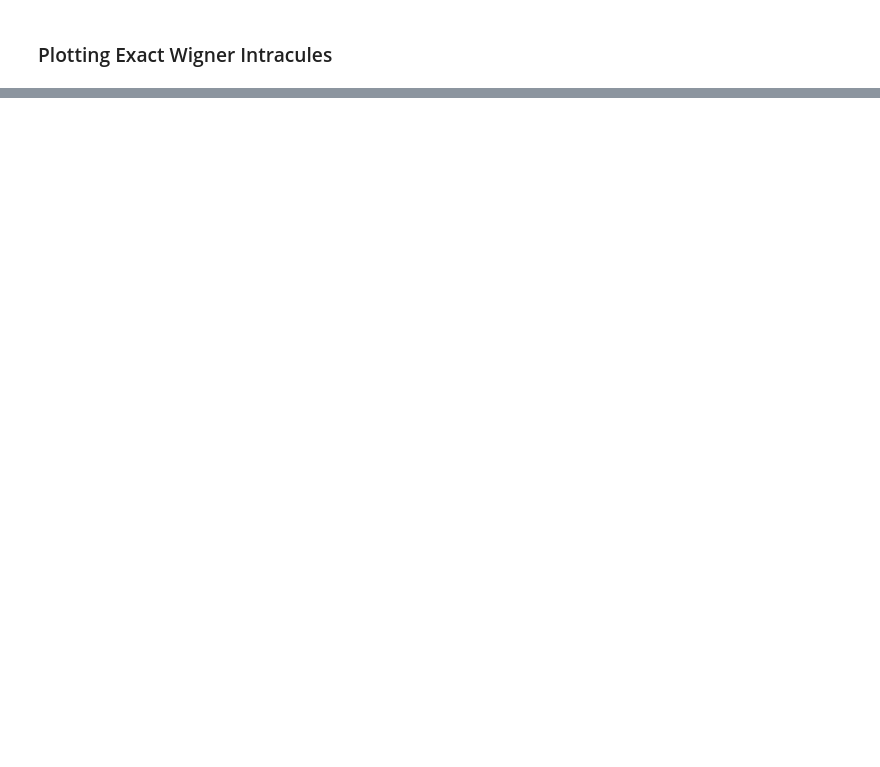
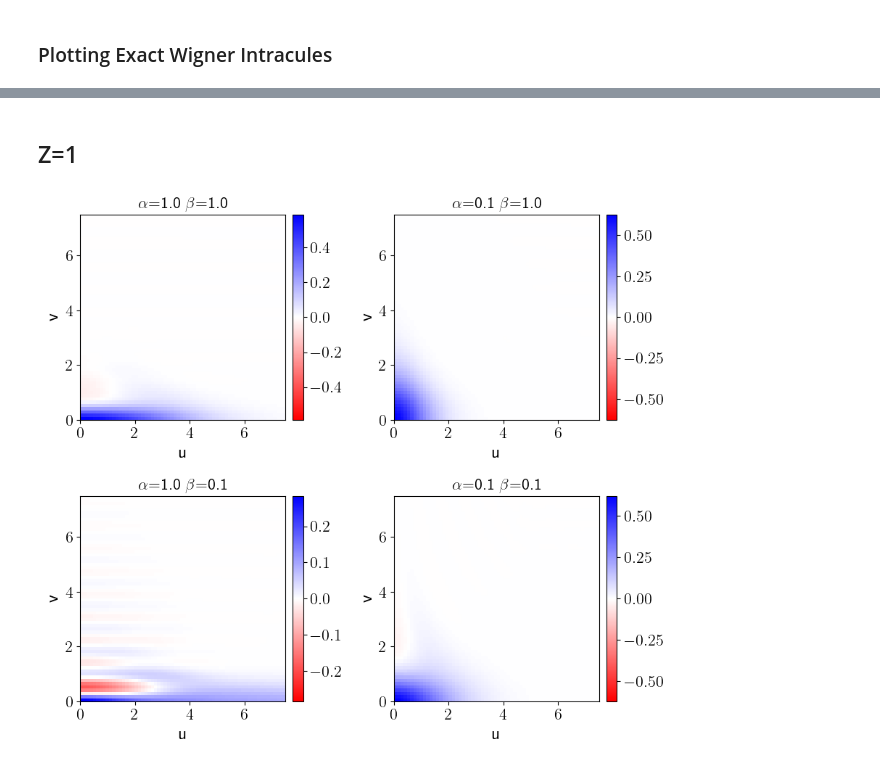
Before and after one commit to vijaymocherla/1d2e, a Jupyter notebook: data/notebooks/exact_intracules.ipynb, the cells around one changed output, grey strips where cells are left out. Saved outputs shown, nothing was run; the diff lists cells and outputs as text; code cells hidden in the pictures; blank space fills up the shorter version.

```diff
--- a/data/notebooks/exact_intracules.ipynb
+++ b/data/notebooks/exact_intracules.ipynb
@@ -143,0 +50,35 @@ plot_atom_intracules(z=6)
+# %% [markdown]
+## Z=1
+# %%
+z = 1
+n = 256
+x0=15.0
+fig, ax = plt.subplots(2,2, figsize=(9,8))
+alpha = ['1e00','1e-1']
+ax = ax.T
+for i in range(2):
+    for j in range(2):
+        a = alpha[i]
+        b = alpha[j]
+        path = '../z_{z}/alpha_{a}_beta_{b}/n_{n}/'.format(z=z,a=a,b=b,n=n)
+        filename = 'itp_wigner_intracule.wfn'
+        intracule = read_intracule(os.path.join(path,filename))
+        vmax = np.max(intracule)
+        vmin = -np.max(intracule)
+        im = ax[i,j].imshow(intracule,cmap='bwr_r',
+                        vmax=vmax, vmin=vmin,
+                       extent=[0,x0/2,0,x0/2])
+        divider = make_axes_locatable(ax[i,j])
+        cax = divider.append_axes("right", size="5%", pad=0.1)
+        plt.colorbar(im, cax=cax)
+        title = r'$\alpha$={a} $\beta$={b}'.format(a=float(a),b=float(b))
+        ax[i,j].set_title(title, fontsize=16)
+        ax[i,j].set_xlabel('u', fontsize=18)
+        ax[i,j].set_ylabel('v', fontsize=18)
+
+fig.tight_layout()
+fig.savefig('../images/z_1_intracules.png',dpi=300)
+fig.savefig('../images/z_1_intracules.pdf',dpi=300)
+plt.show()
+# %% [output]
+[figure, added]
```
Also changed, not shown: parts of 19 cells of this notebook, 5 other files.
